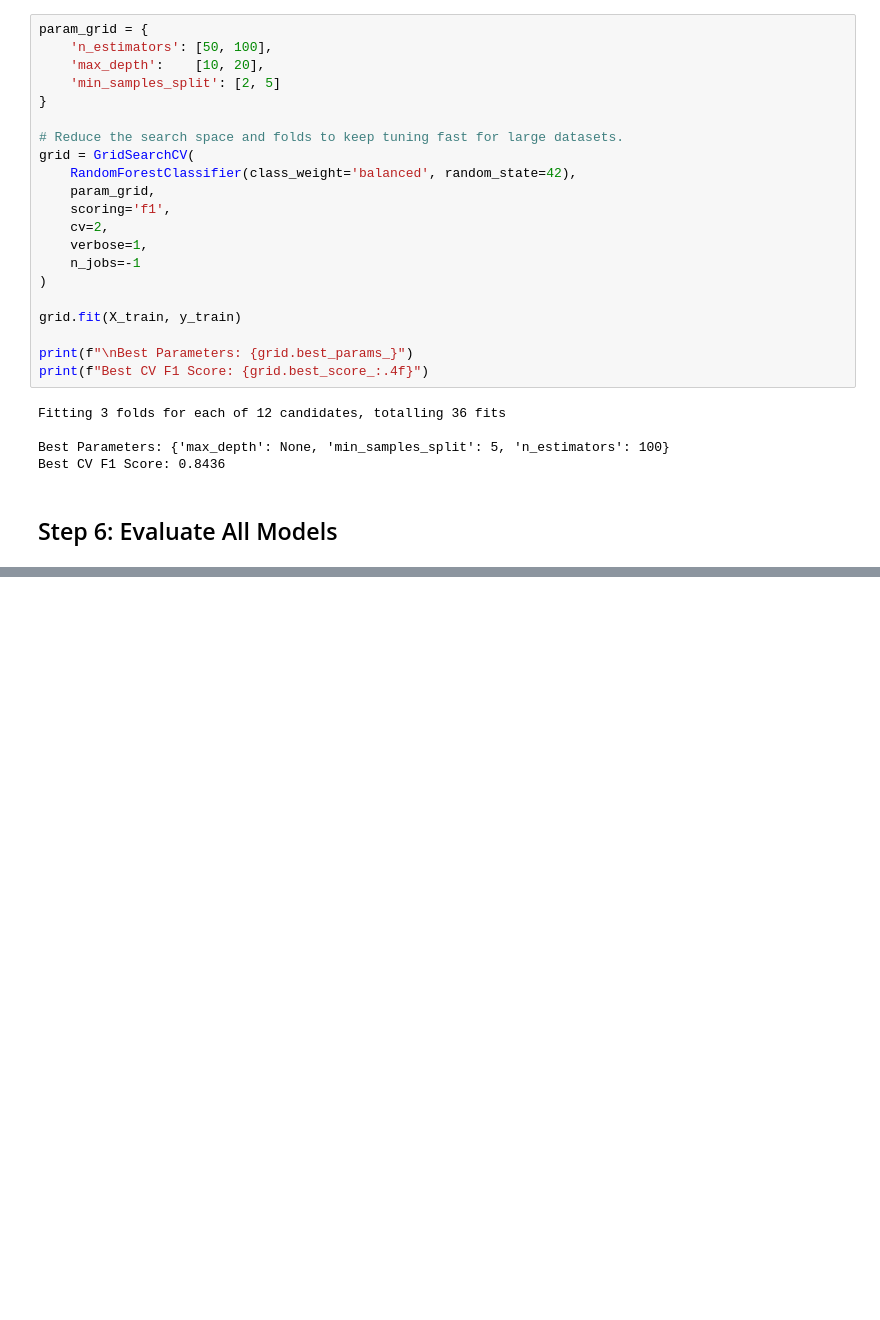
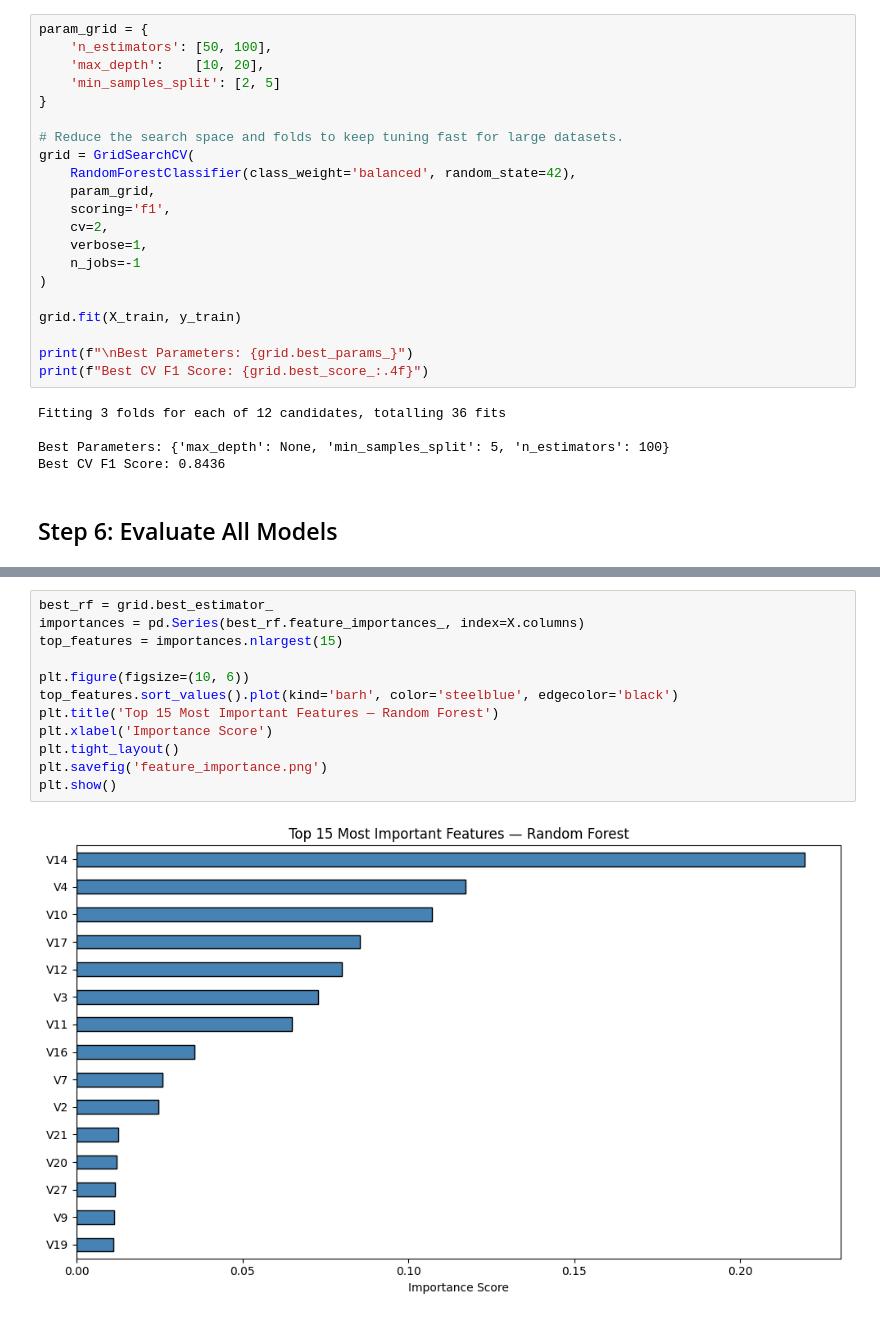
Before and after one commit to Gantavya2/Credit-card-fraud-detection, a Jupyter notebook: AI_ML_FinalProject_Credit_Card_Fraud_Detection.ipynb, the cells around one changed output, grey strips where cells are left out. Saved outputs shown, nothing was run; the diff lists cells and outputs as text; blank space fills up the shorter version.

```diff
--- a/AI_ML_FinalProject_Credit_Card_Fraud_Detection.ipynb
+++ b/AI_ML_FinalProject_Credit_Card_Fraud_Detection.ipynb
@@ -296,0 +394,14 @@ Best CV F1 Score: 0.8436
+# %%
+best_rf = grid.best_estimator_
+importances = pd.Series(best_rf.feature_importances_, index=X.columns)
+top_features = importances.nlargest(15)
+
+plt.figure(figsize=(10, 6))
+top_features.sort_values().plot(kind='barh', color='steelblue', edgecolor='black')
+plt.title('Top 15 Most Important Features — Random Forest')
+plt.xlabel('Importance Score')
+plt.tight_layout()
+plt.savefig('feature_importance.png')
+plt.show()
+# %% [output]
+[figure, added]
```
Also changed, not shown: parts of 7 cells of this notebook.
